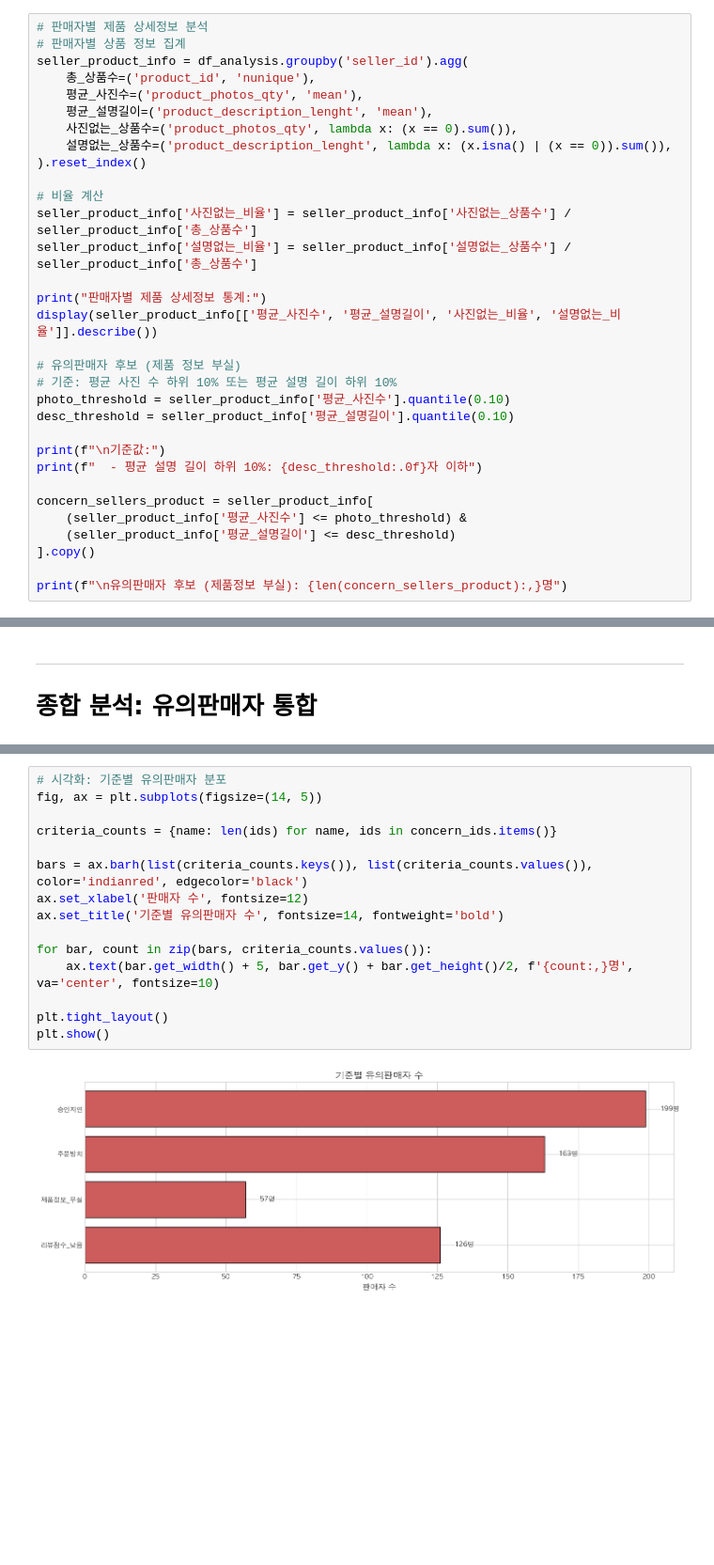
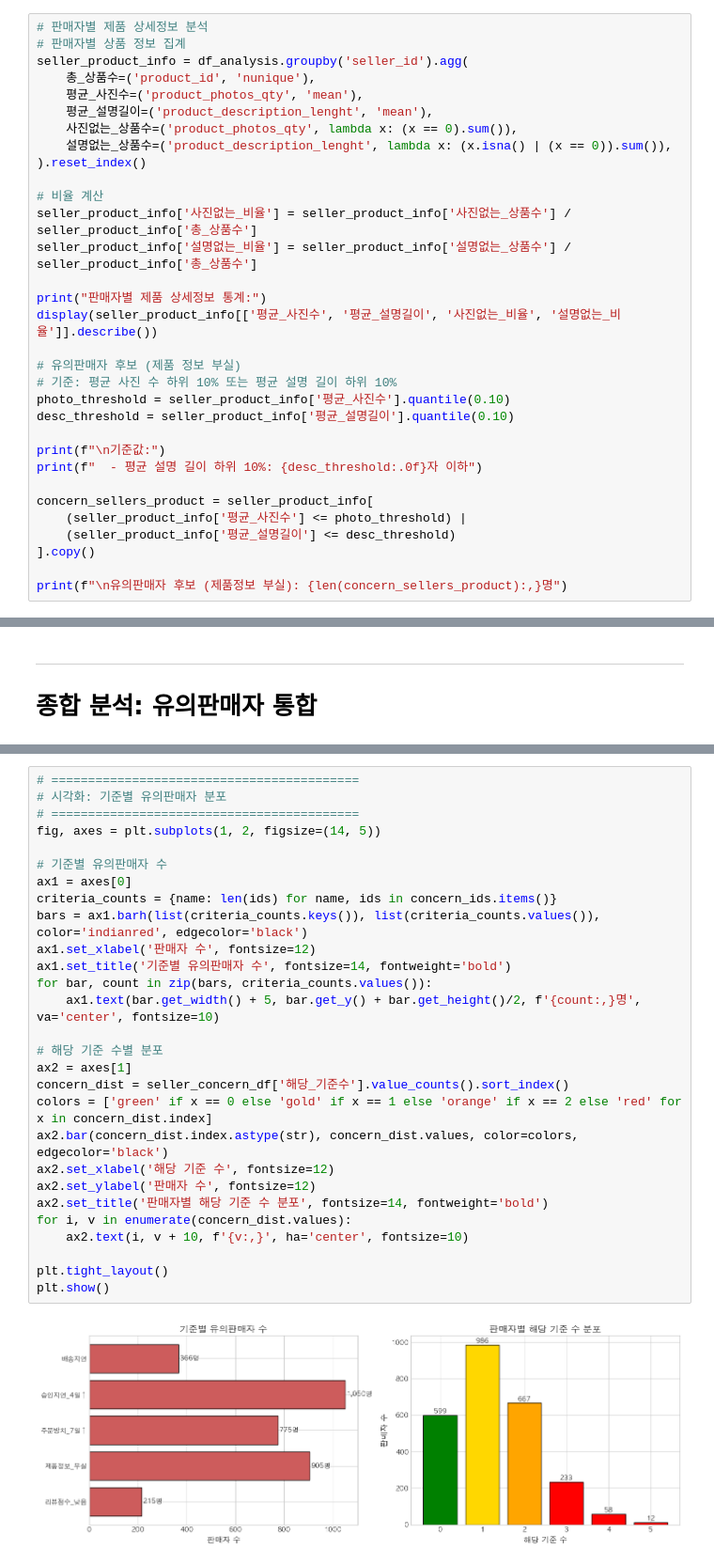
Before and after one commit to YuSeok-Kwon/Olist-Predictive-Modeling, a Jupyter notebook: kys/kys.Eda6.ipynb, the cells around one changed output, grey strips where cells are left out. Shown at 94% size. Drawn from its saved outputs; the diff is of its cells as text; blank space fills up the shorter version.

```diff
--- a/kys/kys.Eda6.ipynb
+++ b/kys/kys.Eda6.ipynb
@@ -772,7 +760,7 @@ print(f"\n기준값:")
 print(f"  - 평균 설명 길이 하위 10%: {desc_threshold:.0f}자 이하")
 
 concern_sellers_product = seller_product_info[
-    (seller_product_info['평균_사진수'] <= photo_threshold) &
+    (seller_product_info['평균_사진수'] <= photo_threshold) |
     (seller_product_info['평균_설명길이'] <= desc_threshold)
 ].copy()
 
@@ -1431,18 +1214,31 @@ Name: count, dtype: int64
 # %%
+# ==========================================
 # 시각화: 기준별 유의판매자 분포
-fig, ax = plt.subplots(figsize=(14, 5))
+# ==========================================
+fig, axes = plt.subplots(1, 2, figsize=(14, 5))
 
+# 기준별 유의판매자 수
+ax1 = axes[0]
 criteria_counts = {name: len(ids) for name, ids in concern_ids.items()}
+bars = ax1.barh(list(criteria_counts.keys()), list(criteria_counts.values()), color='indianred', edgecolor='black')
+ax1.set_xlabel('판매자 수', fontsize=12)
+ax1.set_title('기준별 유의판매자 수', fontsize=14, fontweight='bold')
+for bar, count in zip(bars, criteria_counts.values()):
+    ax1.text(bar.get_width() + 5, bar.get_y() + bar.get_height()/2, f'{count:,}명', va='center', fontsize=10)
 
-bars = ax.barh(list(criteria_counts.keys()), list(criteria_counts.values()), color='indianred', edgecolor='black')
-ax.set_xlabel('판매자 수', fontsize=12)
-ax.set_title('기준별 유의판매자 수', fontsize=14, fontweight='bold')
-
-for bar, count in zip(bars, criteria_counts.values()):
-    ax.text(bar.get_width() + 5, bar.get_y() + bar.get_height()/2, f'{count:,}명', va='center', fontsize=10)
+# 해당 기준 수별 분포
+ax2 = axes[1]
+concern_dist = seller_concern_df['해당_기준수'].value_counts().sort_index()
+colors = ['green' if x == 0 else 'gold' if x == 1 else 'orange' if x == 2 else 'red' for x in concern_dist.index]
+ax2.bar(concern_dist.index.astype(str), concern_dist.values, color=colors, edgecolor='black')
+ax2.set_xlabel('해당 기준 수', fontsize=12)
+ax2.set_ylabel('판매자 수', fontsize=12)
+ax2.set_title('판매자별 해당 기준 수 분포', fontsize=14, fontweight='bold')
+for i, v in enumerate(concern_dist.values):
+    ax2.text(i, v + 10, f'{v:,}', ha='center', fontsize=10)
 
 plt.tight_layout()
 plt.show()
 # %% [output]
-[figure, old version]
+[figure, new version]
 # %%
```
Also changed, not shown: parts of 11 cells of this notebook.
